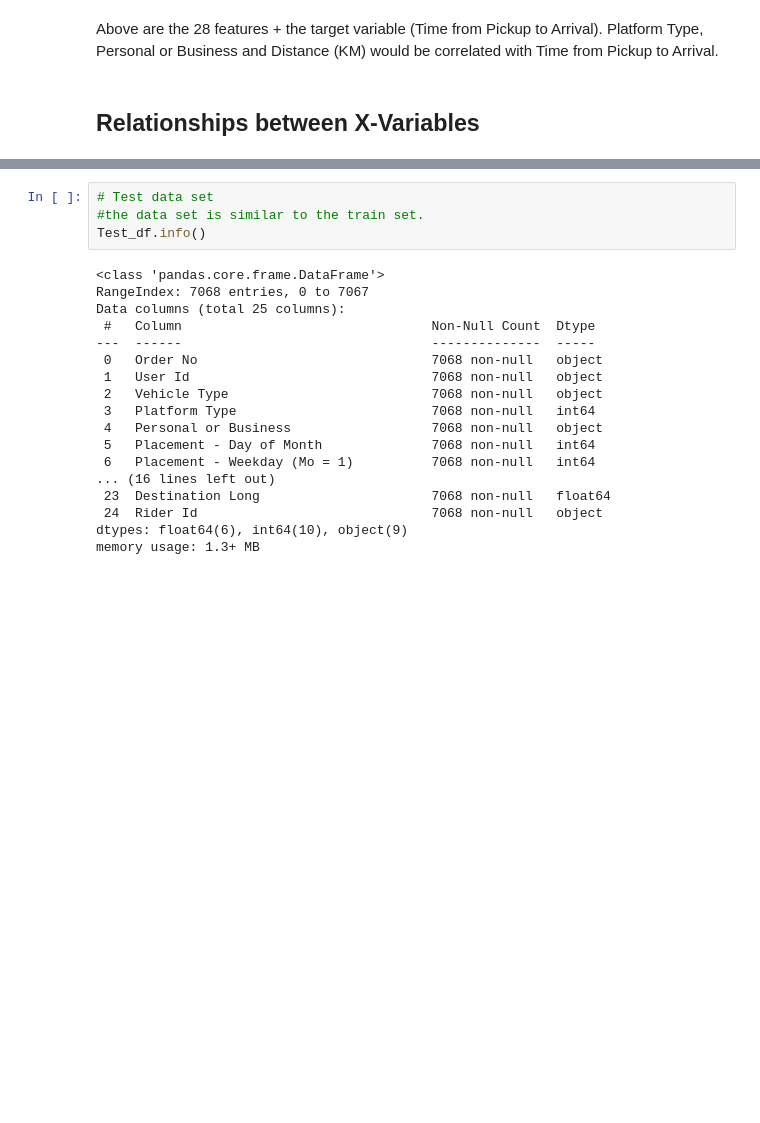
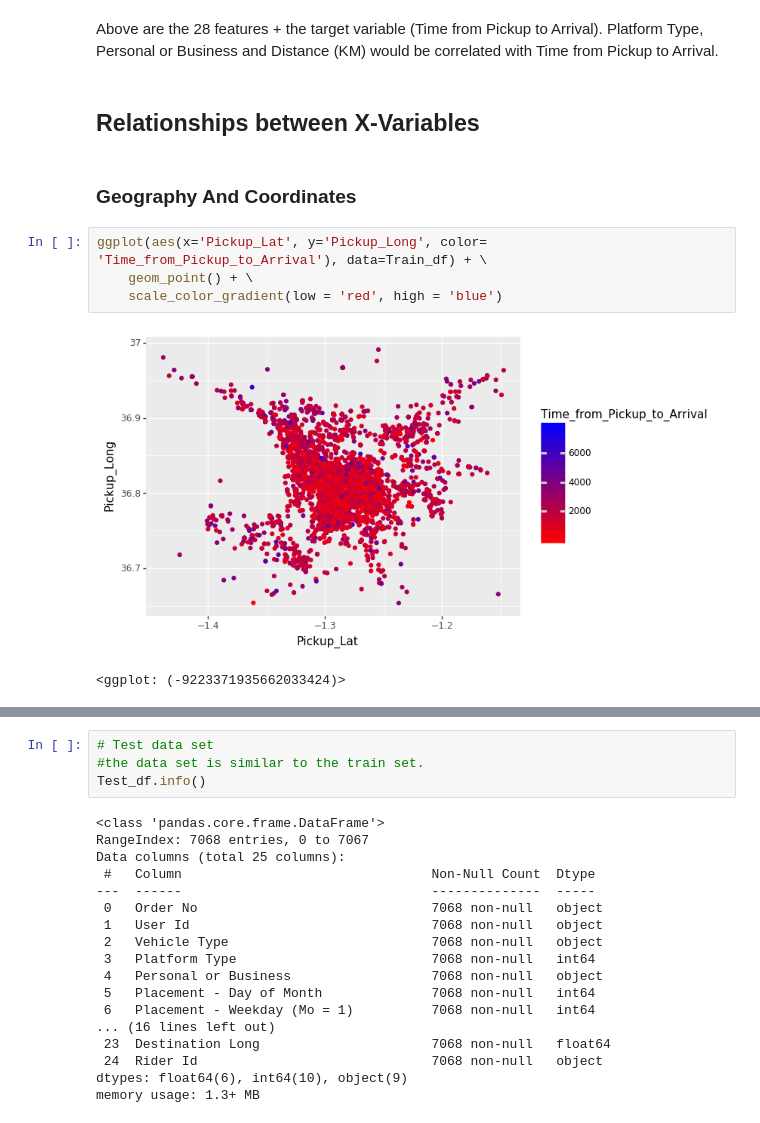
Before and after one commit to Team24-Regression/Regression_Predict_Package, a Jupyter notebook: regression_notebook.ipynb, the cells around one changed output, grey strips where cells are left out. Drawn from its saved outputs; the diff is of its cells as text; blank space fills up the shorter version.

```diff
--- a/regression_notebook.ipynb
+++ b/regression_notebook.ipynb
@@ -218,3 +217,12 @@ sns.set_style({'xtick.bottom': True}, {'ytick.left': True})
 Above are the 28 features + the target variable (Time from Pickup to Arrival). Platform Type, Personal or Business and Distance (KM) would be correlated with Time from Pickup to Arrival.
 # %% [markdown]
 ## Relationships between X-Variables
+# %% [markdown]
+### Geography And Coordinates
+# %%
+ggplot(aes(x='Pickup_Lat', y='Pickup_Long', color= 'Time_from_Pickup_to_Arrival'), data=Train_df) + \
+    geom_point() + \
+    scale_color_gradient(low = 'red', high = 'blue')
+# %% [output]
+[figure, added]
+<ggplot: (-9223371935662033424)>
```
Also changed, not shown: parts of 5 cells of this notebook.
